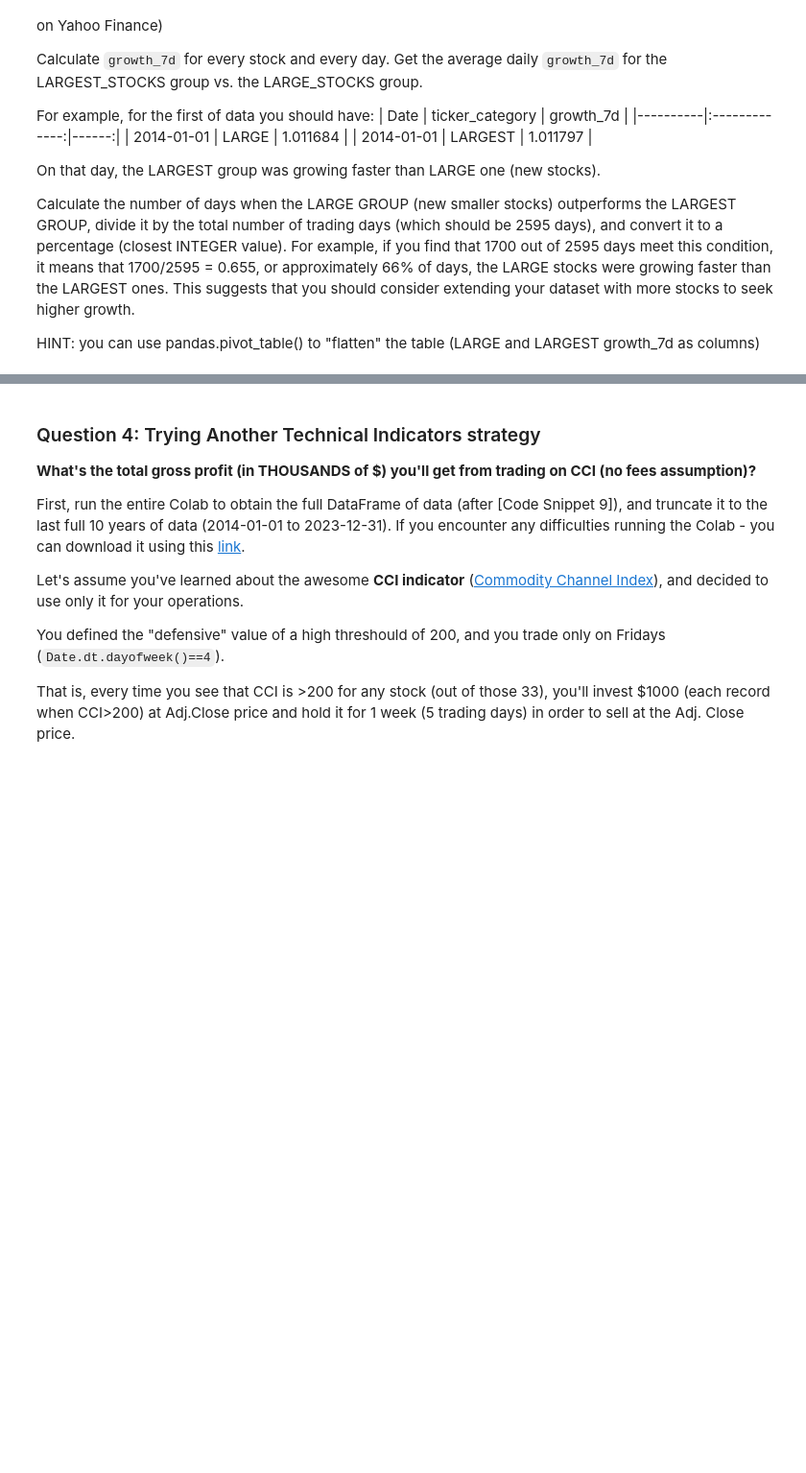
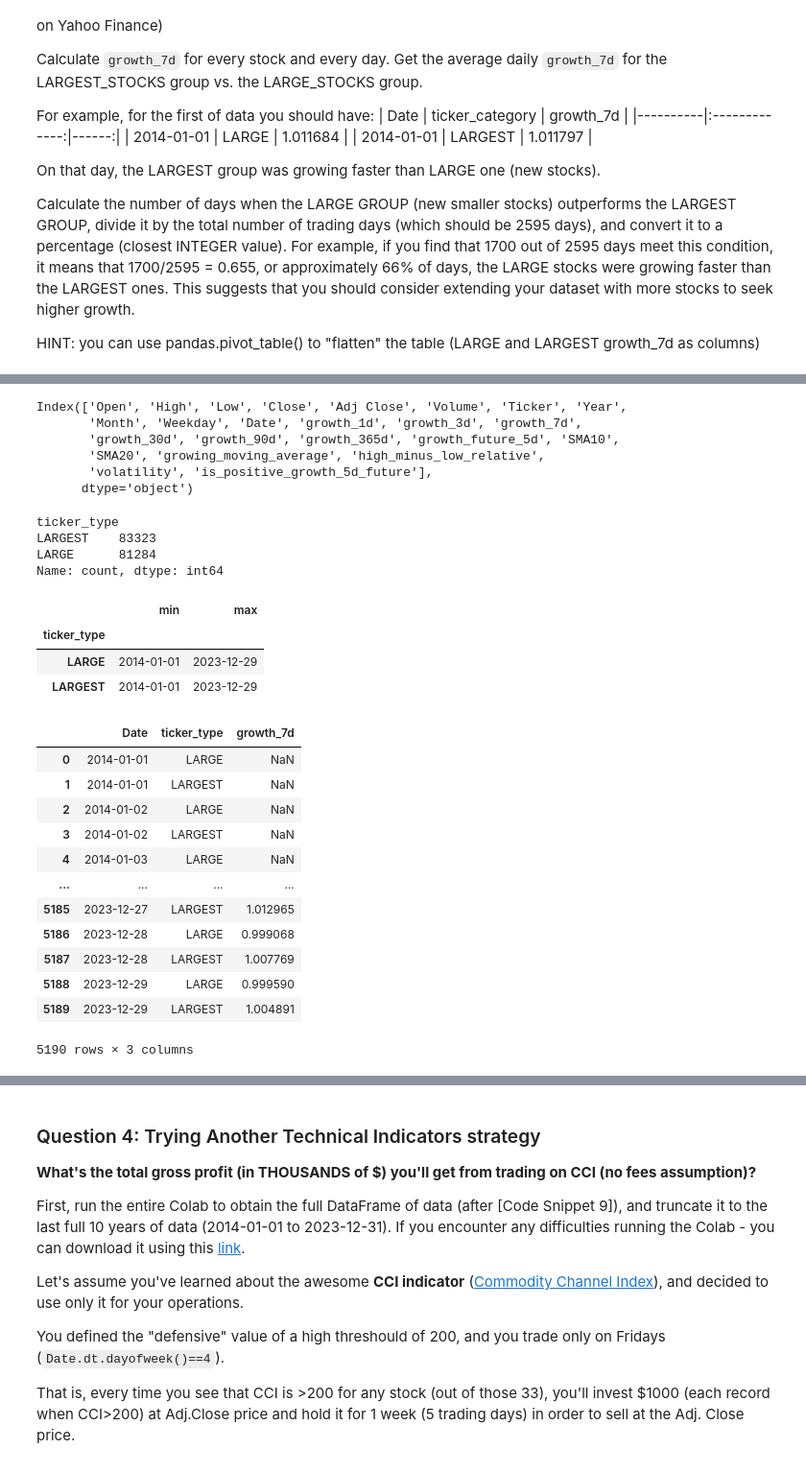
Before and after one commit to alangan17/smazc02, a Jupyter notebook: SMAZC_02_Homework.ipynb, the cells around one changed output, grey strips where cells are left out. Shown: that part at 96% size. Saved outputs shown, nothing was run; the diff lists cells and outputs as text; code cells hidden in the pictures; blank space fills up the shorter version.

```diff
--- a/SMAZC_02_Homework.ipynb
+++ b/SMAZC_02_Homework.ipynb
@@ -316,3 +316,19 @@ On that day, the LARGEST group was growing faster than LARGE one (new stocks).
 Calculate the number of days when the LARGE GROUP (new smaller stocks) outperforms the LARGEST GROUP, divide it by the total number of trading days (which should be 2595 days), and convert it to a percentage (closest INTEGER value). For example, if you find that 1700 out of 2595 days meet this condition, it means that 1700/2595 = 0.655, or approximately 66% of days, the LARGE stocks were growing faster than the LARGEST ones. This suggests that you should consider extending your dataset with more stocks to seek higher growth.
 
 HINT: you can use pandas.pivot_table() to "flatten" the table (LARGE and LARGEST growth_7d as columns)
+# %%
+# Define the lists of stocks
+US_STOCKS = ['MSFT', 'AAPL', 'GOOG', 'NVDA', 'AMZN', 'META', 'BRK-B', 'LLY', 'AVGO', 'V', 'JPM']
+EU_STOCKS = ['NVO', 'MC.PA', 'ASML', 'RMS.PA', 'OR.PA', 'SAP', 'ACN', 'TTE', 'SIE.DE', 'IDEXY', 'CDI.PA']
+INDIA_STOCKS = ['RELIANCE.NS', 'TCS.NS', 'HDB', 'BHARTIARTL.NS', 'IBN', 'SBIN.NS', 'LICI.NS', 'INFY', 'ITC.NS', 'HINDUNILVR.NS', 'LT.NS']
+
+LARGEST_STOCKS = US_STOCKS + EU_STOCKS + INDIA_STOCKS
+
+NEW_US = ['TSLA', 'WMT', 'XOM', 'UNH', 'MA', 'PG', 'JNJ', 'MRK', 'HD', 'COST', 'ORCL']
+NEW_EU = ['PRX.AS', 'CDI.PA', 'AIR.PA', 'SU.PA', 'ETN', 'SNY', 'BUD', 'DTE.DE', 'ALV.DE', 'MDT', 'AI.PA', 'EL.PA']
+NEW_INDIA = ['BAJFINANCE.NS', 'MARUTI.NS', 'HCLTECH.NS', 'TATAMOTORS.NS', 'SUNPHARMA.NS', 'ONGC.NS', 'ADANIENT.NS', 'ADANIENT.NS', 'NTPC.NS', 'KOTAKBANK.NS', 'TITAN.NS']
+
+LARGE_STOCKS = NEW_EU + NEW_US + NEW_INDIA
+
+# Concatenate all stocks
+ALL_STOCKS = LARGEST_STOCKS + LARGE_STOCKS
@@ -318,0 +397,9 @@ HINT: you can use pandas.pivot_table() to "flatten" the table (LARGE and LARGEST
+# %%
+stocks_df.columns
+# %% [output]
+Index(['Open', 'High', 'Low', 'Close', 'Adj Close', 'Volume', 'Ticker', 'Year',
+       'Month', 'Weekday', 'Date', 'growth_1d', 'growth_3d', 'growth_7d',
+       'growth_30d', 'growth_90d', 'growth_365d', 'growth_future_5d', 'SMA10',
+       'SMA20', 'growing_moving_average', 'high_minus_low_relative',
+       'volatility', 'is_positive_growth_5d_future'],
+      dtype='object')
@@ -318,0 +422,36 @@ HINT: you can use pandas.pivot_table() to "flatten" the table (LARGE and LARGEST
+# %%
+stocks_df.ticker_type.value_counts()
+# %% [output]
+ticker_type
+LARGEST    83323
+LARGE      81284
+Name: count, dtype: int64
+# %%
+(stocks_df
+    .groupby([
+        'ticker_type'
+    ])
+    .Date.agg(['min','max'])
+)
+# %% [output]
+|  | min | max |
+| ticker_type |  |  |
+| LARGE | 2014-01-01 | 2023-12-29 |
+| LARGEST | 2014-01-01 | 2023-12-29 |
+# %%
+stocks_df_avg_growth_7d = stocks_df.groupby(['Date', 'ticker_type'])['growth_7d'].mean().reset_index()
+stocks_df_avg_growth_7d
+# %% [output]
+|  | Date | ticker_type | growth_7d |
+| 0 | 2014-01-01 | LARGE | NaN |
+| 1 | 2014-01-01 | LARGEST | NaN |
+| 2 | 2014-01-02 | LARGE | NaN |
+| 3 | 2014-01-02 | LARGEST | NaN |
+| 4 | 2014-01-03 | LARGE | NaN |
+| ... | ... | ... | ... |
+| 5185 | 2023-12-27 | LARGEST | 1.012965 |
+| 5186 | 2023-12-28 | LARGE | 0.999068 |
+| 5187 | 2023-12-28 | LARGEST | 1.007769 |
+| 5188 | 2023-12-29 | LARGE | 0.999590 |
+| 5189 | 2023-12-29 | LARGEST | 1.004891 |
+5190 rows × 3 columns
```
Also changed, not shown: parts of 6 cells of this notebook.
